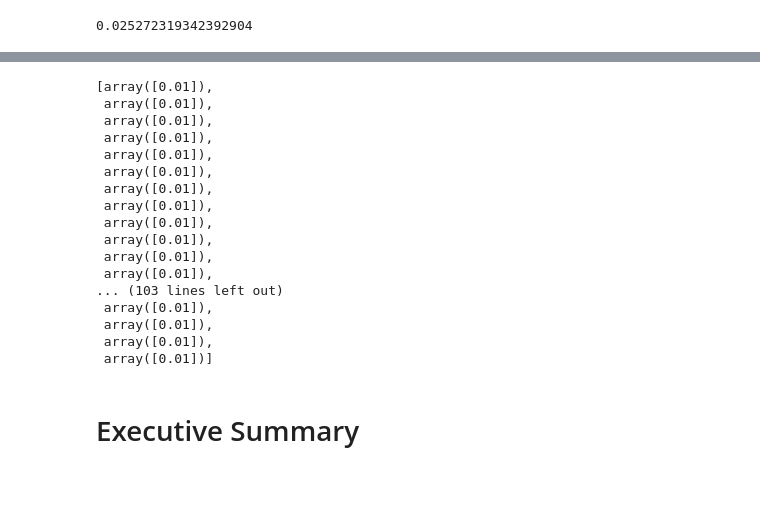
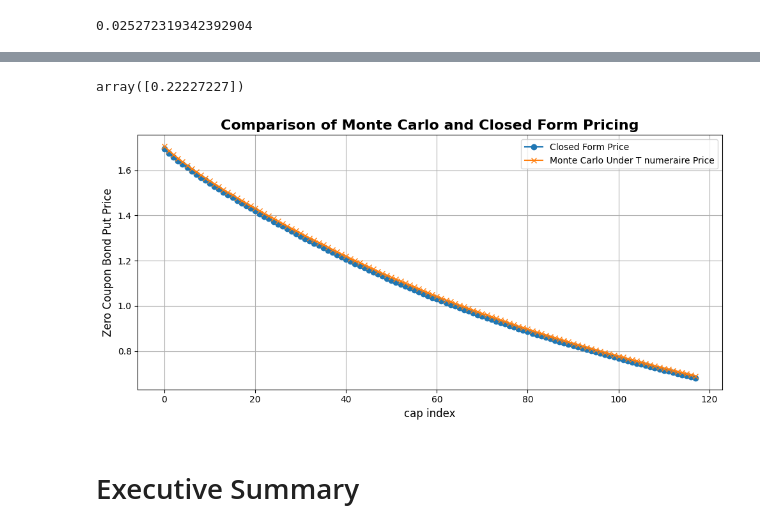
Before and after one commit to LibertyChaser/HullWhite-ATM-Caplet-Calibration, a Jupyter notebook: code/Hull_White_Model_To_ATM_Caplet_Market_Implied_Volatilities.ipynb, the cells around one changed output, grey strips where cells are left out. Cells and saved outputs as stored; diff of their text form; code cells hidden in the pictures; blank space fills up the shorter version.

```diff
--- a/code/Hull_White_Model_To_ATM_Caplet_Market_Implied_Volatilities.ipynb
+++ b/code/Hull_White_Model_To_ATM_Caplet_Market_Implied_Volatilities.ipynb
@@ -236,7 +263,7 @@ def Price_to_Vol(price, cap=cap, tol=1e-6):
         float: Implied Volatility
     """
     # initial guess
-    sigma = 0.01
+    sigma = 0.017
 
     def Black_Cap_Pricing_error(sigma, cap):
         pricing = Black_Cap_Pricing(sigma_input=sigma, input_cap=cap)
@@ -245,7 +272,7 @@ def Price_to_Vol(price, cap=cap, tol=1e-6):
     # Black_Cap_Pricing(sigma_input=sigma, input_cap=cap)
     sigma = minimize(fun=Black_Cap_Pricing_error, method='Nelder-Mead',
                      x0=sigma, args=(cap), tol=tol).x
-    print(Black_Cap_Pricing_error(sigma, cap))
+    # print(Black_Cap_Pricing_error(sigma, cap))
     return sigma
 # %% [markdown]
 ## Function 2.X
@@ -408,7 +435,7 @@ def fM(t, times=tm, discounts=ds, delta=0.001):
     PMright = PM(t + delta, tm=times, ds=discounts)
     logPMleft = log(PMleft)
     logPMright = log(PMright)
-    if t - delta < 0:
+    if t == 0:
         result = -(logPMright - logPMleft) / (delta)
     else:
         result = -(logPMright - logPMleft) / (2 * delta)
@@ -721,7 +744,7 @@ cap_data = []
 for i in range(0, number_of_caplets):
     start = cap['T_iM1'][i]
     end = cap['T_i'][i]
-    interval = cap['tau_i'][i] / 8
+    interval = cap['tau_i'][i] / 2
     n = 1 + int((end - start) / interval)
 
     capp = np.zeros((n, 7))
@@ -738,8 +761,8 @@ for i in range(0, number_of_caplets):
     capp[:, 5] = np.array(capp[:, 0] - interval)
     capp[:, 6] = np.array([cap['Notional'][0]] * n)
 
-    df = pd.DataFrame(
+    this_df = pd.DataFrame(
         capp, columns=['T_i', 'Discount', 'CapStrike', 'CapVols', 'tau_i', 'T_iM1', 'Notional'])
 
-    cap_data.append(df)
+    cap_data.append(this_df)
 # %%
@@ -789,7 +813,7 @@ fM_0_t
 # %%
 a = 0.01  # mean reversion rate, 0.0414
-sigma = 0.01  # volatility, 0.0088
-r_0 = 0.027  # short rate at time 0, 0.0202
+sigma = 0.2  # volatility, 0.0088
+r_0 = 0.02  # short rate at time 0, 0.0202
 bnds = ((0, None), (0, None), (0, None))
 input_para = [a, sigma, r_0]
 # %%
@@ -838,22 +844,38 @@ for i in range(0, number_of_caplets):
-# %%
-vol_optim
-# %% [output]
-[array([0.01]),
- array([0.01]),
- array([0.01]),
- array([0.01]),
- array([0.01]),
- array([0.01]),
- array([0.01]),
- array([0.01]),
- array([0.01]),
- array([0.01]),
- array([0.01]),
- array([0.01]),
-... (103 lines left out)
- array([0.01]),
- array([0.01]),
- array([0.01]),
- array([0.01])]
+# %%
+vol_optim = pd.Series(vol_optim)
+precesion = abs(sum(vol_optim - vol_market) / number_of_caplets)
+precesion
+# %% [output]
+array([0.22227227])
+# %%
+real_put_price = []
+simulated_put_price = []
+
+for i in range(118):
+    real_put_price.append(HW_ZBPut_CF(a=input_para[0], sigma=input_para[1], r_t=input_para[2], fM_0_t=fM(
+        0), t=0, T=cap['T_iM1'][i], S=cap['T_i'][i], P_t_T=cap['Discount'][i], P_t_S=cap['Discount'][i+1], X=2.71212))
+    simulated_put_price.append(HW_ZBPut_SM_T(a=input_para[0], sigma=input_para[1], r0=input_para[2], t=0,
+                 T=cap['T_iM1'][i], S=cap['T_i'][i], X=2.71212, M=10000, time=tm, discounts=ds))
+
+# Creating an x-axis label from 0 to 117
+x_values = list(range(118))
+
+# Plotting both datasets on the same plot
+plt.figure(figsize=(10, 5))
+plt.plot(x_values, real_put_price, label='Closed Form Price', marker='o')
+plt.plot(x_values, simulated_put_price, label='Monte Carlo Under T numeraire Price', marker='x')
+
+# Adding title and labels
+plt.title('Comparison of Monte Carlo and Closed Form Pricing',
+          fontsize=16, fontweight='bold')
+plt.xlabel('cap index', fontsize=12)
+plt.ylabel('Zero Coupon Bond Put Price', fontsize=12)
+plt.legend()
+plt.grid(True)
+plt.tight_layout()
+# Showing the plot
+plt.show()
+# %% [output]
+[figure, added]
 # %% [markdown]
 # Executive Summary
```
Also changed, not shown: parts of 17 cells of this notebook.
